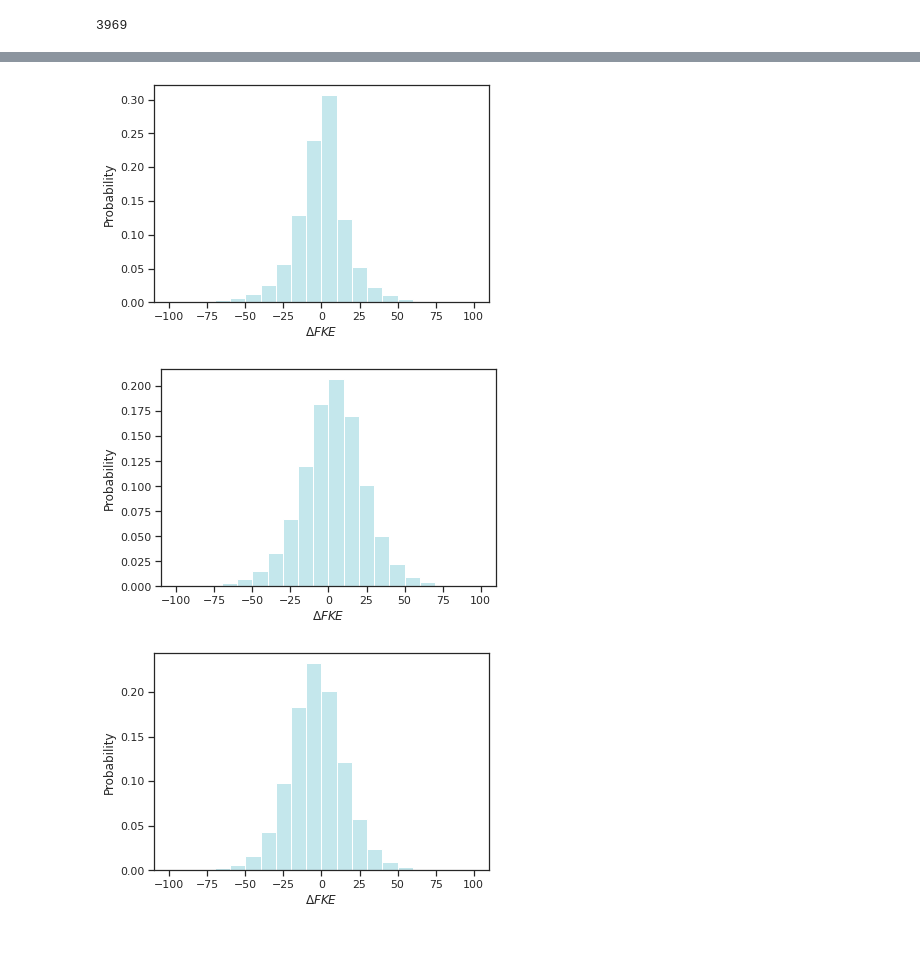
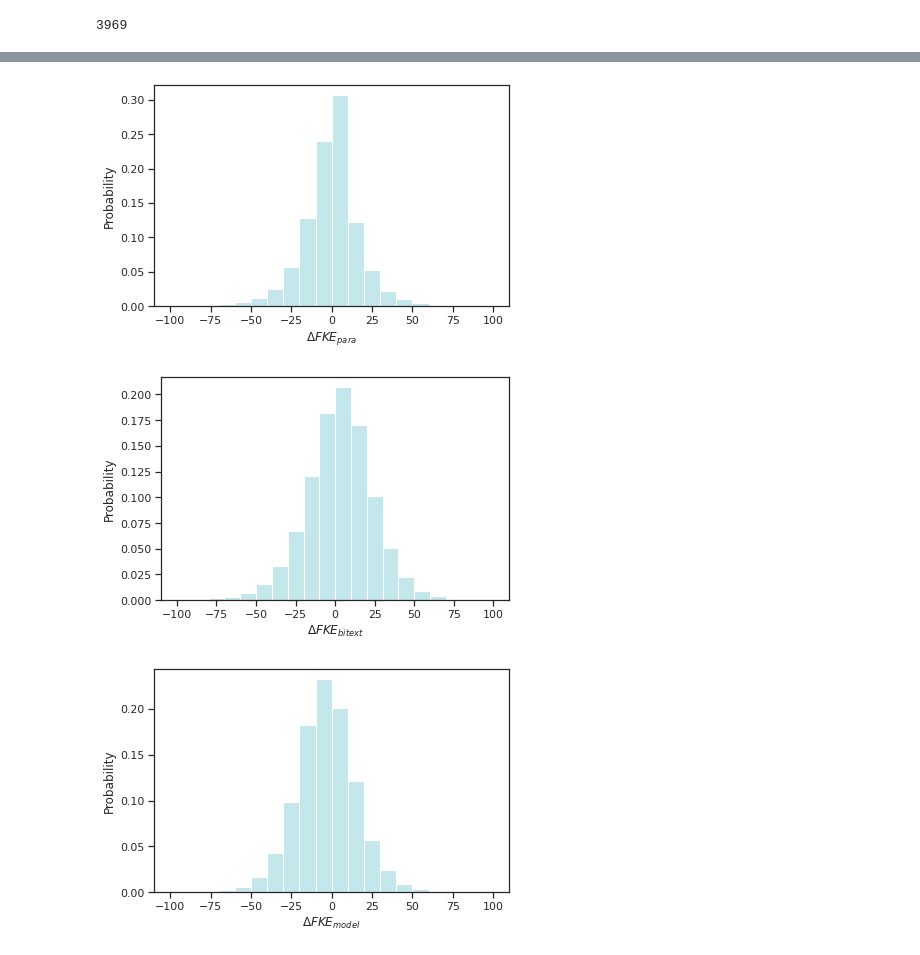
Before and after one commit to luxinyu1/Trans-SS, a Jupyter notebook: plot_fkf.ipynb, the cells around one changed output, grey strips where cells are left out. Saved outputs shown, nothing was run; the diff lists cells and outputs as text; code cells hidden in the pictures.

```diff
--- a/plot_fkf.ipynb
+++ b/plot_fkf.ipynb
@@ -414,22 +414,25 @@ d_fkfs = pd.DataFrame({'translation_delta_fkf':delta_fkfs, 'bilingual_delta_fkf'
 # d_fkfs = d_fkfs.sample(frac=0.001, axis=0)
 # %%
 sns_plot = sns.histplot(d_fkfs["translation_delta_fkf"], bins=[-100,-90,-80,-70,-60,-50,-40,-30,-20,-10,0,10,20,30,40,50,60,70,80,90,100], stat="probability", color="powderblue")
-sns_plot.set_xlabel('$\Delta FKE$')
+sns_plot.set_xlabel('$\Delta FKE_{para}$')
 sns_plot = sns_plot.get_figure()
+sns_plot.tight_layout()
 sns_plot.savefig('./plots/translation_delta_fkf.png', dpi=400)
 # %% [output]
-[figure, old version]
+[figure, new version]
 # %%
 sns_plot = sns.histplot(d_fkfs["bilingual_delta_fkf"], bins=[-100,-90,-80,-70,-60,-50,-40,-30,-20,-10,0,10,20,30,40,50,60,70,80,90,100], stat="probability", color="powderblue")
-sns_plot.set_xlabel('$\Delta FKE$')
+sns_plot.set_xlabel('$\Delta FKE_{bitext}$')
 sns_plot = sns_plot.get_figure()
+sns_plot.tight_layout()
 sns_plot.savefig('./plots/bilingual_delta_fkf.png', dpi=400)
 # %% [output]
-[figure, old version]
+[figure, new version]
 # %%
 sns_plot = sns.histplot(d_fkfs["model_delta_fkf"], bins=[-100,-90,-80,-70,-60,-50,-40,-30,-20,-10,0,10,20,30,40,50,60,70,80,90,100], stat="probability", color="powderblue")
-sns_plot.set_xlabel('$\Delta FKE$')
+sns_plot.set_xlabel('$\Delta FKE_{model}$')
 sns_plot = sns_plot.get_figure()
+sns_plot.tight_layout()
 sns_plot.savefig('./plots/model_delta_fkf.png', dpi=400)
 # %% [output]
-[figure, old version]
+[figure, new version]
```
Also changed, not shown: parts of 26 cells of this notebook, 35 other files.
